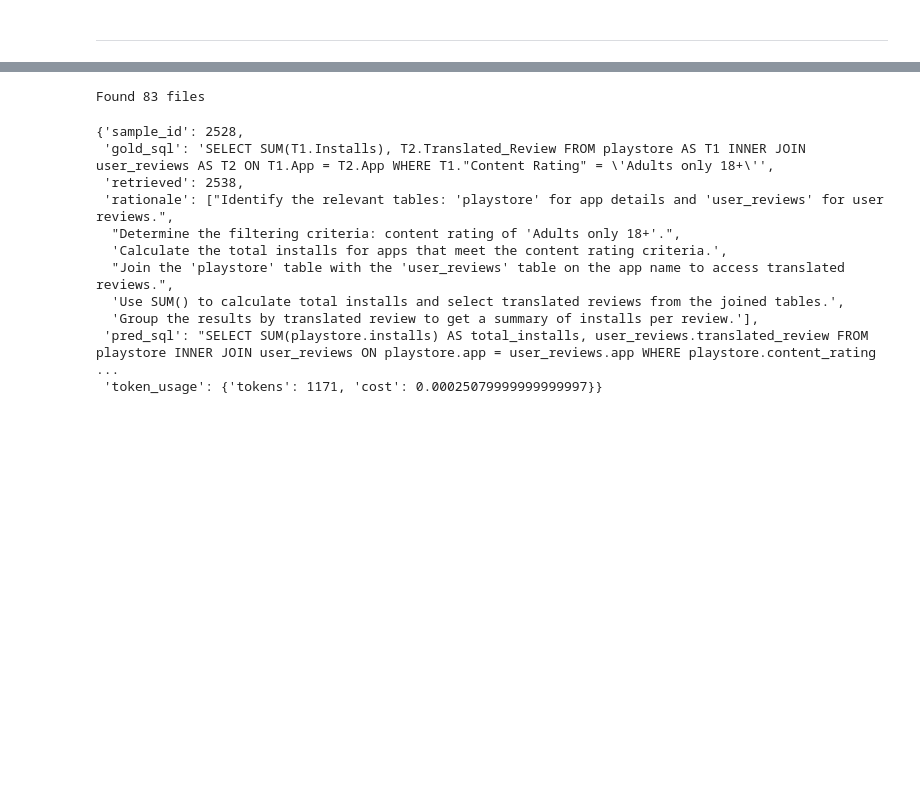
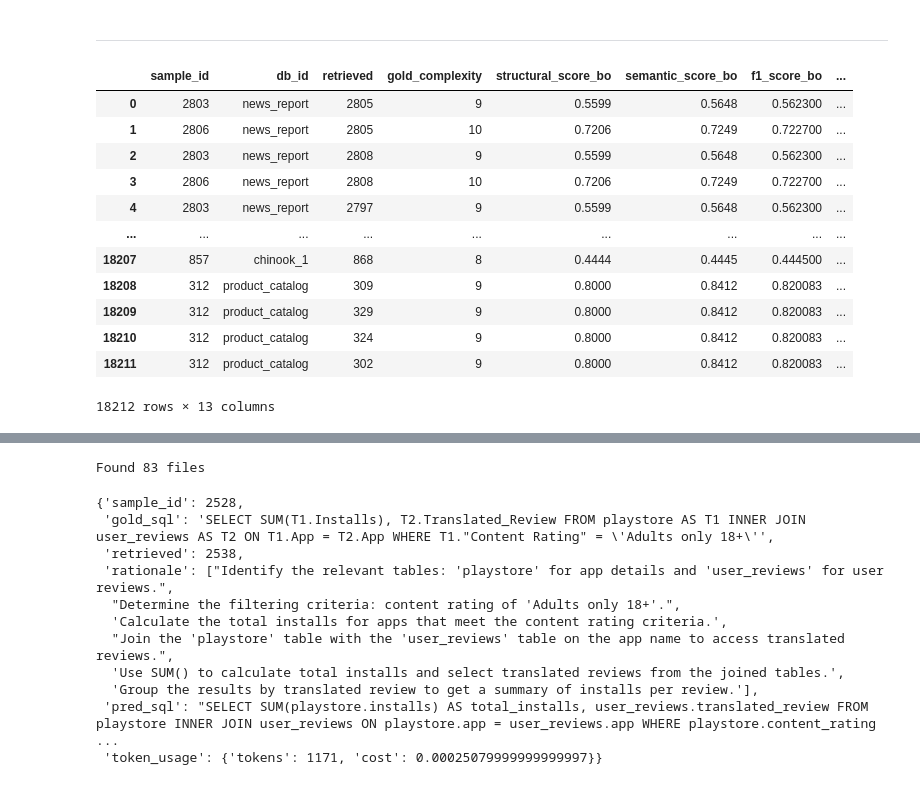
Before and after one commit to simonjisu/BusinessObjects, a Jupyter notebook: run_sql.ipynb, the cells around one changed output, grey strips where cells are left out. Saved outputs shown, nothing was run; the diff lists cells and outputs as text; code cells hidden in the pictures; blank space fills up the shorter version.

```diff
--- a/run_sql.ipynb
+++ b/run_sql.ipynb
@@ -84,14 +124,15 @@ db.close()
 # %%
 from src.eval_utils import get_structural_score, get_all_structural_score, get_all_semantic_score, NLP_SPACY, partial_matching_with_penalty
 from run_evaluation import get_target_parsed_sql, get_prediction_parsed_sql
+from run_bo_sql import _get_categories, _format_interval, get_retriever
 from bert_score import score as bscore
 from transformers import logging as tfloggings
 tfloggings.set_verbosity_error()
 import warnings
-ds = 'bird'
+ds = 'spider'
 task = 'valid_bo'
 typ = 'dev'
-description_file = f'{ds}_description.json'
+description_file = f'description.json' # f'{ds}_description.json'
 experiment_folder = proj_path / 'experiments' / ds
 prediction_path = experiment_folder / 'predictions' / task
 eval_path = experiment_folder / 'evals' / task
@@ -102,0 +163,16 @@ tables = process_all_tables(tables, descriptions=all_descriptions)
+# %%
+df
+# %% [output]
+|  | sample_id | db_id | retrieved | gold_complexity | structural_score_bo | semantic_score_bo | f1_score_bo | ... |
+| 0 | 2803 | news_report | 2805 | 9 | 0.5599 | 0.5648 | 0.562300 | ... |
+| 1 | 2806 | news_report | 2805 | 10 | 0.7206 | 0.7249 | 0.722700 | ... |
+| 2 | 2803 | news_report | 2808 | 9 | 0.5599 | 0.5648 | 0.562300 | ... |
+| 3 | 2806 | news_report | 2808 | 10 | 0.7206 | 0.7249 | 0.722700 | ... |
+| 4 | 2803 | news_report | 2797 | 9 | 0.5599 | 0.5648 | 0.562300 | ... |
+| ... | ... | ... | ... | ... | ... | ... | ... | ... |
+| 18207 | 857 | chinook_1 | 868 | 8 | 0.4444 | 0.4445 | 0.444500 | ... |
+| 18208 | 312 | product_catalog | 309 | 9 | 0.8000 | 0.8412 | 0.820083 | ... |
+| 18209 | 312 | product_catalog | 329 | 9 | 0.8000 | 0.8412 | 0.820083 | ... |
+| 18210 | 312 | product_catalog | 324 | 9 | 0.8000 | 0.8412 | 0.820083 | ... |
+| 18211 | 312 | product_catalog | 302 | 9 | 0.8000 | 0.8412 | 0.820083 | ... |
+18212 rows × 13 columns
```
Also changed, not shown: parts of 64 cells of this notebook, 2 other files.
